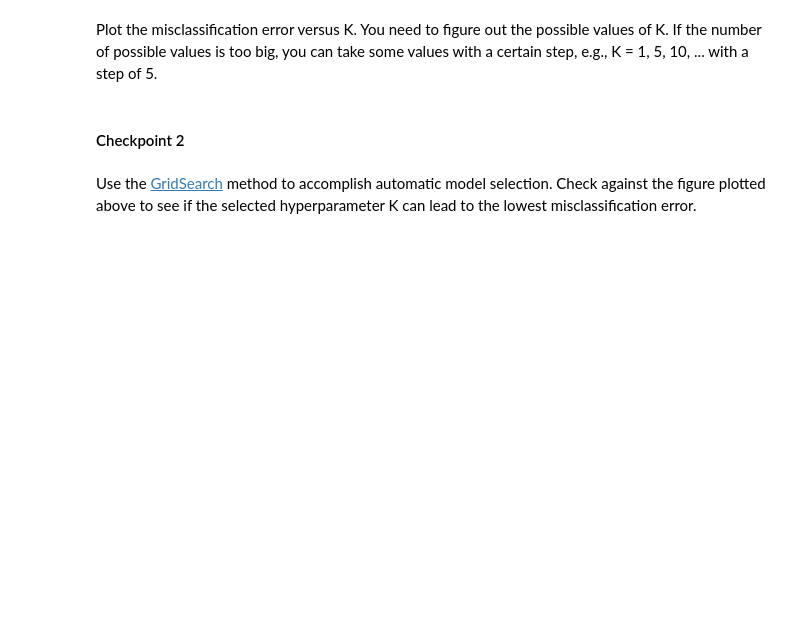
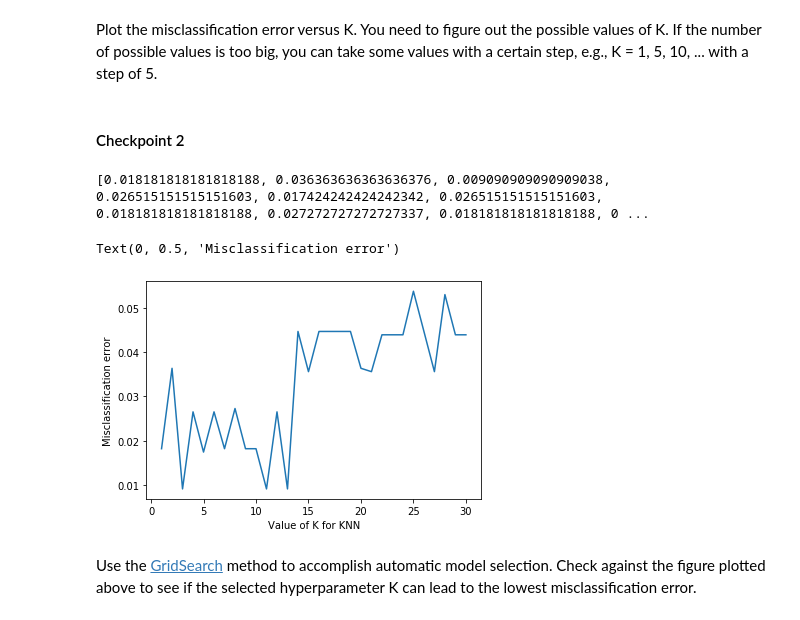
Before and after one commit to AsadAliKhan148/practical-workshops, a Jupyter notebook: Practical-Week-9_KNN-Classifier.ipynb, the cells around one changed output. Saved outputs shown, nothing was run; the diff lists cells and outputs as text; code cells hidden in the pictures; blank space fills up the shorter version.

```diff
--- a/Practical-Week-9_KNN-Classifier.ipynb
+++ b/Practical-Week-9_KNN-Classifier.ipynb
@@ -121,0 +188,2 @@ the NumPy array y_train of the corresponding training labels:
+# %%
+knn.fit(X_train, y_train)
@@ -165,0 +273,5 @@ cv_scores = []
+# %%
+knn = KNeighborsClassifier(n_neighbors=5)
+# %%
+scores = cross_val_score(knn, X_train, y_train, cv=10, scoring='accuracy')
+print(scores)
@@ -172,2 +289,31 @@ Plot the misclassification error versus K. You need to figure out the possible v
+# %%
+# search for an optimal value of K for KNN
+
+# list of integers 1 to 30
+# integers we want to try
+k_range = range(1, 31)
+
+# list of scores from k_range
+k_scores = []
+
+# 1. we will loop through reasonable values of k
+for k in k_range:
+    # 2. run KNeighborsClassifier with k neighbours
+    knn = KNeighborsClassifier(n_neighbors=k)
+    # 3. obtain cross_val_score for KNeighborsClassifier with k neighbours
+    scores = cross_val_score(knn, X_train, y_train, cv=10, scoring='accuracy')
+    # 4. append mean of scores for k neighbors to k_scores list
+    k_scores.append(1-scores.mean())
+print(k_scores)
+# %% [output]
+[0.018181818181818188, 0.036363636363636376, 0.009090909090909038, 0.026515151515151603, 0.017424242424242342, 0.026515151515151603, 0.018181818181818188, 0.027272727272727337, 0.018181818181818188, 0 ...
+# %%
+# plot the value of K for KNN (x-axis) versus the cross-validated accuracy (y-axis)
+plt.plot(k_range, k_scores)
+plt.xlabel('Value of K for KNN')
+plt.ylabel('Misclassification error')
+# %% [output]
+Text(0, 0.5, 'Misclassification error')
+[figure, added]
 # %% [markdown]
 Use the [GridSearch](https://scikit-learn.org/stable/modules/generated/sklearn.model_selection.GridSearchCV.html#sklearn.model_selection.GridSearchCV) method to accomplish automatic model selection. Check against the figure plotted above to see if the selected hyperparameter K can lead to the lowest misclassification error.
```
Also changed, not shown: parts of 29 cells of this notebook, 1 other file.
